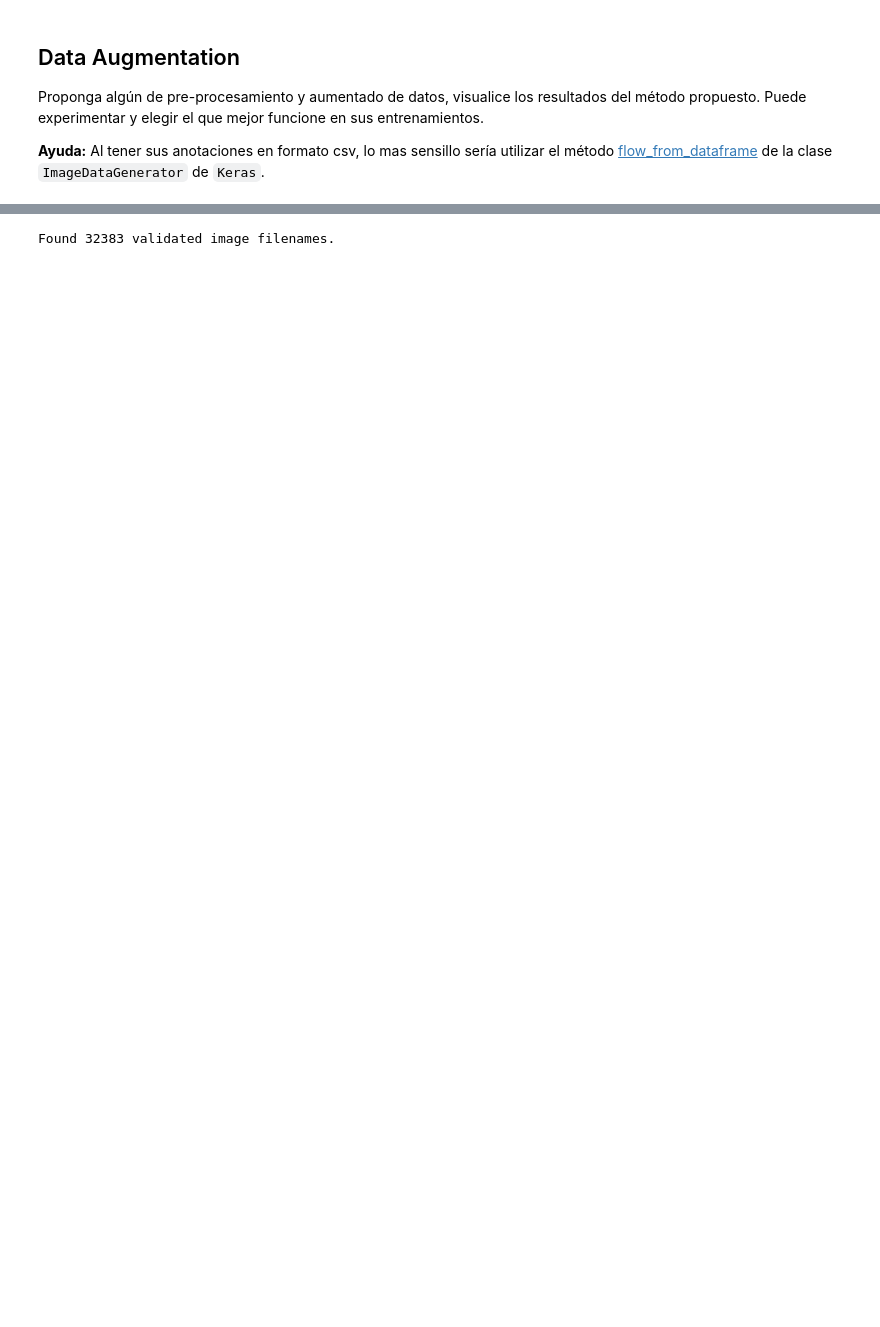
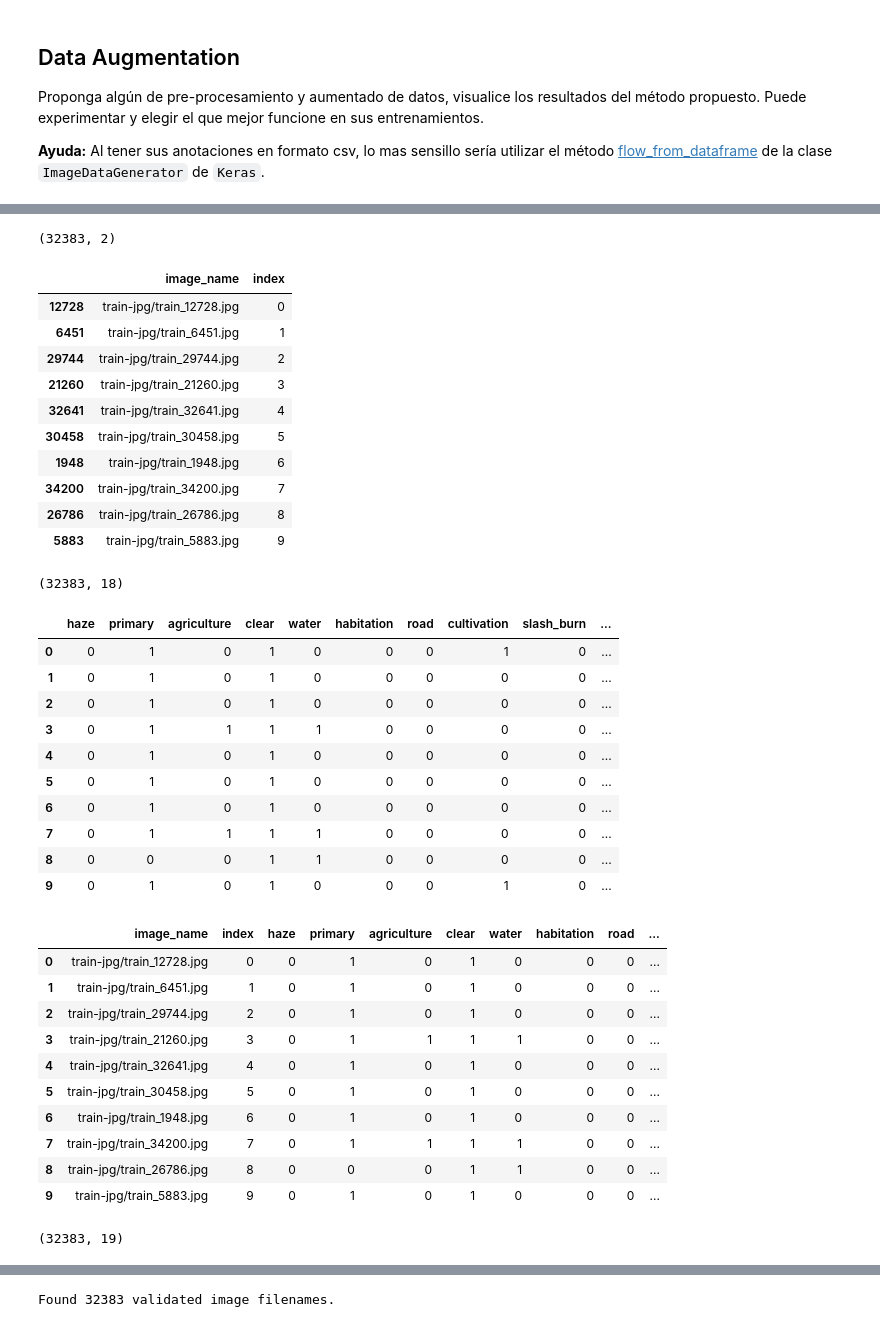
Before and after one commit to gianfrancob/PracticosOptativas, a Jupyter notebook: VisionPorComputadoras/final-lab_2019.ipynb, the cells around one changed output, grey strips where cells are left out. Saved outputs shown, nothing was run; the diff lists cells and outputs as text; code cells hidden in the pictures; blank space fills up the shorter version.

```diff
--- a/VisionPorComputadoras/final-lab_2019.ipynb
+++ b/VisionPorComputadoras/final-lab_2019.ipynb
@@ -332,18 +335,16 @@ Proponga algún de pre-procesamiento y aumentado de datos, visualice los resulta
 
 **Ayuda:** Al tener sus anotaciones en formato csv, lo mas sensillo sería utilizar el método [flow_from_dataframe](https://keras.io/preprocessing/image/#flow_from_dataframe) de la clase `ImageDataGenerator` de `Keras`.
 # %%
-tokenizer = Tokenizer()
+tokenizer = Tokenizer(filters=' ')
 tokenizer.fit_on_texts(labels)
+display(tokenizer.index_word)
+
 label_seq = tokenizer.texts_to_sequences(y_train)
-print(label_seq)
-# labels = [to_categorical(label, num_classes=label_length, dtype='float32').sum(axis=0)[1:] for label in label_seq]
-labels = to_categorical(label_seq, label_length)
+display(y_train[0:10])
+display(label_seq[0:10])
 
-
+label_length=len(tokenizer.word_index)+1
+train_onehot_labels = [to_categorical(label, num_classes=label_length, dtype='int32').sum(axis=0)[1:] for label in label_seq]
+display(train_onehot_labels[0:10])
 # image_paths=[img_folder+img+".png" for img in image_name]
-
-# train_df = pd.DataFrame([X_train, labels]).T
-# train_df["index"] = list(train_df.index)
-
-# train_df.head()
 # %% [output]
@@ -350,0 +399,51 @@ labels = to_categorical(label_seq, label_length)
+# %%
+train_df = pd.DataFrame([X_train]).T
+train_df["index"] = range(0, train_df.shape[0])
+display(train_df.shape)
+display(train_df.head(10))
+
+categories = pd.DataFrame(train_onehot_labels, columns=tokenizer.index_word.values())
+categories["index"] = range(0, categories.shape[0])
+display(categories.shape)
+display(categories.head(10))
+
+train_df = pd.merge(train_df, categories, left_on="index", right_on="index", how="outer")
+display(train_df.head(10))
+display(train_df.shape)
+# %% [output]
+(32383, 2)
+|  | image_name | index |
+| 12728 | train-jpg/train_12728.jpg | 0 |
+| 6451 | train-jpg/train_6451.jpg | 1 |
+| 29744 | train-jpg/train_29744.jpg | 2 |
+| 21260 | train-jpg/train_21260.jpg | 3 |
+| 32641 | train-jpg/train_32641.jpg | 4 |
+| 30458 | train-jpg/train_30458.jpg | 5 |
+| 1948 | train-jpg/train_1948.jpg | 6 |
+| 34200 | train-jpg/train_34200.jpg | 7 |
+| 26786 | train-jpg/train_26786.jpg | 8 |
+| 5883 | train-jpg/train_5883.jpg | 9 |
+(32383, 18)
+|  | haze | primary | agriculture | clear | water | habitation | road | cultivation | slash_burn | ... |
+| 0 | 0 | 1 | 0 | 1 | 0 | 0 | 0 | 1 | 0 | ... |
+| 1 | 0 | 1 | 0 | 1 | 0 | 0 | 0 | 0 | 0 | ... |
+| 2 | 0 | 1 | 0 | 1 | 0 | 0 | 0 | 0 | 0 | ... |
+| 3 | 0 | 1 | 1 | 1 | 1 | 0 | 0 | 0 | 0 | ... |
+| 4 | 0 | 1 | 0 | 1 | 0 | 0 | 0 | 0 | 0 | ... |
+| 5 | 0 | 1 | 0 | 1 | 0 | 0 | 0 | 0 | 0 | ... |
+| 6 | 0 | 1 | 0 | 1 | 0 | 0 | 0 | 0 | 0 | ... |
+| 7 | 0 | 1 | 1 | 1 | 1 | 0 | 0 | 0 | 0 | ... |
+| 8 | 0 | 0 | 0 | 1 | 1 | 0 | 0 | 0 | 0 | ... |
+| 9 | 0 | 1 | 0 | 1 | 0 | 0 | 0 | 1 | 0 | ... |
+|  | image_name | index | haze | primary | agriculture | clear | water | habitation | road | ... |
+| 0 | train-jpg/train_12728.jpg | 0 | 0 | 1 | 0 | 1 | 0 | 0 | 0 | ... |
+| 1 | train-jpg/train_6451.jpg | 1 | 0 | 1 | 0 | 1 | 0 | 0 | 0 | ... |
+| 2 | train-jpg/train_29744.jpg | 2 | 0 | 1 | 0 | 1 | 0 | 0 | 0 | ... |
+| 3 | train-jpg/train_21260.jpg | 3 | 0 | 1 | 1 | 1 | 1 | 0 | 0 | ... |
+| 4 | train-jpg/train_32641.jpg | 4 | 0 | 1 | 0 | 1 | 0 | 0 | 0 | ... |
+| 5 | train-jpg/train_30458.jpg | 5 | 0 | 1 | 0 | 1 | 0 | 0 | 0 | ... |
+| 6 | train-jpg/train_1948.jpg | 6 | 0 | 1 | 0 | 1 | 0 | 0 | 0 | ... |
+| 7 | train-jpg/train_34200.jpg | 7 | 0 | 1 | 1 | 1 | 1 | 0 | 0 | ... |
+| 8 | train-jpg/train_26786.jpg | 8 | 0 | 0 | 0 | 1 | 1 | 0 | 0 | ... |
+| 9 | train-jpg/train_5883.jpg | 9 | 0 | 1 | 0 | 1 | 0 | 0 | 0 | ... |
+(32383, 19)
```
Also changed, not shown: parts of 13 cells of this notebook.
